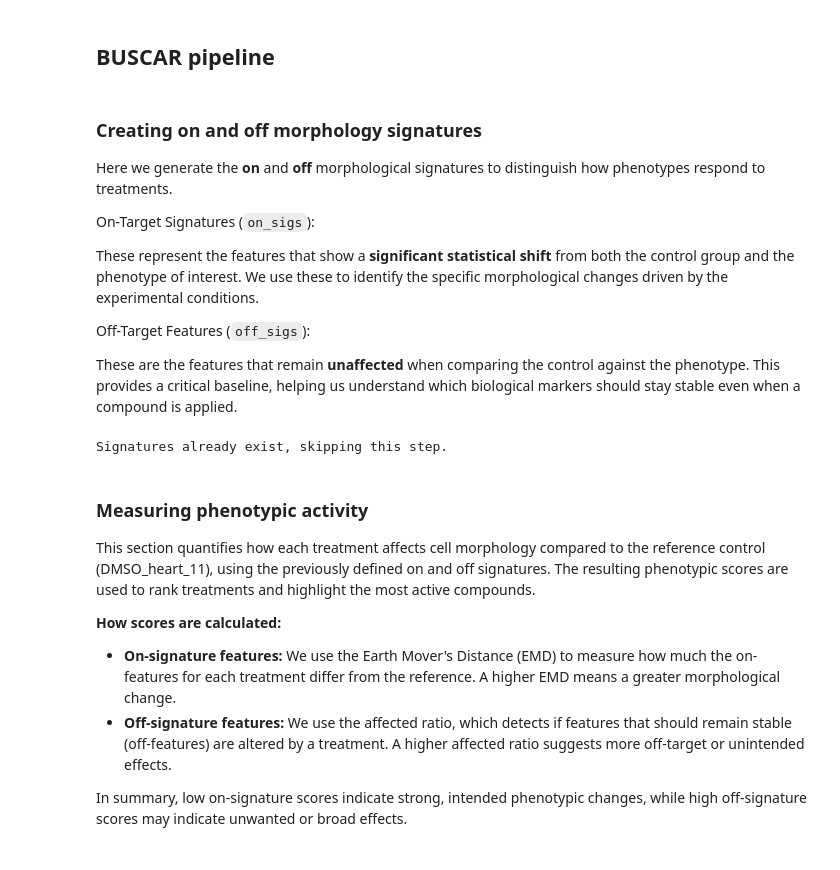
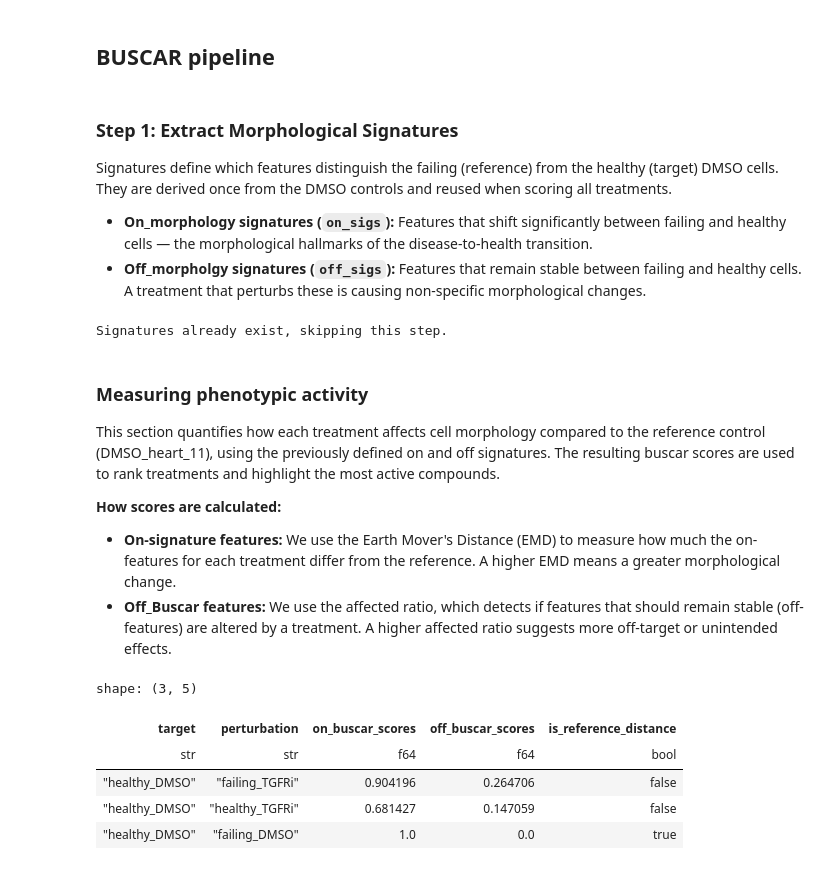
Before and after one commit to WayScience/buscar, a Jupyter notebook: notebooks/2.cfret-analysis/1.cfret-pilot-buscar-analysis.ipynb, the cells around one changed output. Saved outputs shown, nothing was run; the diff lists cells and outputs as text; code cells hidden in the pictures.

```diff
--- a/notebooks/2.cfret-analysis/1.cfret-pilot-buscar-analysis.ipynb
+++ b/notebooks/2.cfret-analysis/1.cfret-pilot-buscar-analysis.ipynb
@@ -115,14 +131,9 @@ shape: (4, 2)
 # %% [markdown]
 ## BUSCAR pipeline
 # %% [markdown]
-### Creating on and off morphology signatures
+### Step 1: Extract Morphological Signatures
 
-Here we generate the **on** and **off** morphological signatures to distinguish how phenotypes respond to treatments.
+Signatures define which features distinguish the failing (reference) from the healthy (target) DMSO cells. They are derived once from the DMSO controls and reused when scoring all treatments.
 
-On-Target Signatures (`on_sigs`):
-
-These represent the features that show a **significant statistical shift** from both the control group and the phenotype of interest. We use these to identify the specific morphological changes driven by the experimental conditions.
-
-Off-Target Features (`off_sigs`):
-
-These are the features that remain **unaffected** when comparing the control against the phenotype. This provides a critical baseline, helping us understand which biological markers should stay stable even when a compound is applied.
+- **On_morphology signatures (`on_sigs`):** Features that shift significantly between failing and healthy cells — the morphological hallmarks of the disease-to-health transition.
+- **Off_morpholgy signatures (`off_sigs`):** Features that remain stable between failing and healthy cells. A treatment that perturbs these is causing non-specific morphological changes.
@@ -157,29 +169,37 @@ Signatures already exist, skipping this step.
 # %% [markdown]
 ### Measuring phenotypic activity
 
-This section quantifies how each treatment affects cell morphology compared to the reference control (DMSO_heart_11), using the previously defined on and off signatures. The resulting phenotypic scores are used to rank treatments and highlight the most active compounds.
+This section quantifies how each treatment affects cell morphology compared to the reference control (DMSO_heart_11), using the previously defined on and off signatures. The resulting buscar scores are used to rank treatments and highlight the most active compounds.
 
 **How scores are calculated:**
 
 - **On-signature features:** We use the Earth Mover's Distance (EMD) to measure how much the on-features for each treatment differ from the reference. A higher EMD means a greater morphological change.
-- **Off-signature features:** We use the affected ratio, which detects if features that should remain stable (off-features) are altered by a treatment. A higher affected ratio suggests more off-target or unintended effects.
-
-In summary, low on-signature scores indicate strong, intended phenotypic changes, while high off-signature scores may indicate unwanted or broad effects.
+- **Off_Buscar features:** We use the affected ratio, which detects if features that should remain stable (off-features) are altered by a treatment. A higher affected ratio suggests more off-target or unintended effects.
 # %%
-treatment_scores = measure_phenotypic_activity(
+treatment_scores = caclulate_buscar_scores(
     profiles=cfret_df,
     meta_cols=cfret_meta,
-    on_signature=on_sigs,
-    off_signature=off_sigs,
-    ref_state=healthy_label,
-    target_state=failing_label,
+    on_morphology_signature=on_sigs,
+    off_morphology_signature=off_sigs,
+    ref_state=failing_label,
+    target=healthy_label,
     on_method="emd",
     off_method="affected_ratio",
     ratio_stats_method=on_off_signatures_method,
-    treatment_col=treatment_col,
+    perturbation_col=treatment_col,
 )
 
 # save phenotypic scores
 treatment_scores.write_csv(
-    phenotypic_scores_results_dir / "cfret_pilot_phenotypic_scores.csv"
+    phenotypic_scores_results_dir / "cellpainting_cardiac_fibrosis_buscar_scores.csv"
 )
+
+# display scores
+treatment_scores
+# %% [output]
+shape: (3, 5)
+| target | perturbation | on_buscar_scores | off_buscar_scores | is_reference_distance |
+| str | str | f64 | f64 | bool |
+| "healthy_DMSO" | "failing_TGFRi" | 0.904196 | 0.264706 | false |
+| "healthy_DMSO" | "healthy_TGFRi" | 0.681427 | 0.147059 | false |
+| "healthy_DMSO" | "failing_DMSO" | 1.0 | 0.0 | true |
```
Also changed, not shown: parts of 13 cells of this notebook, 14 other files.
